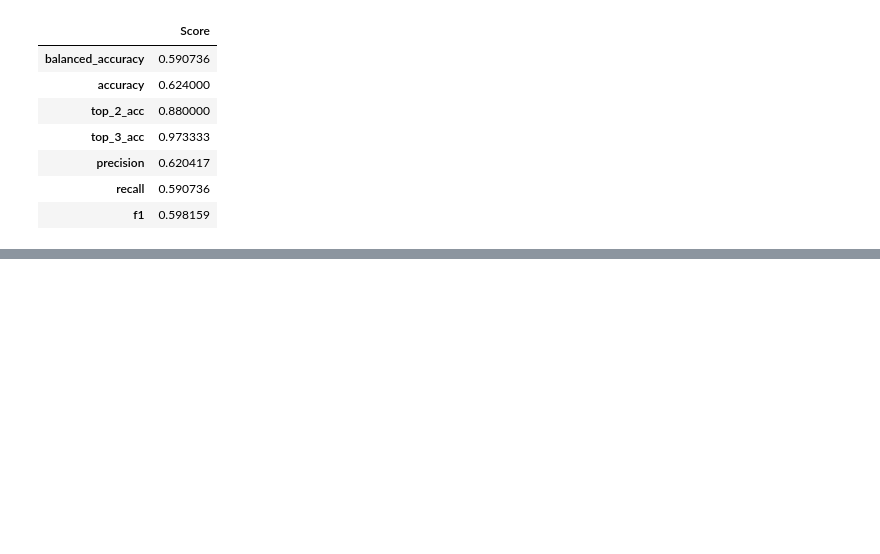
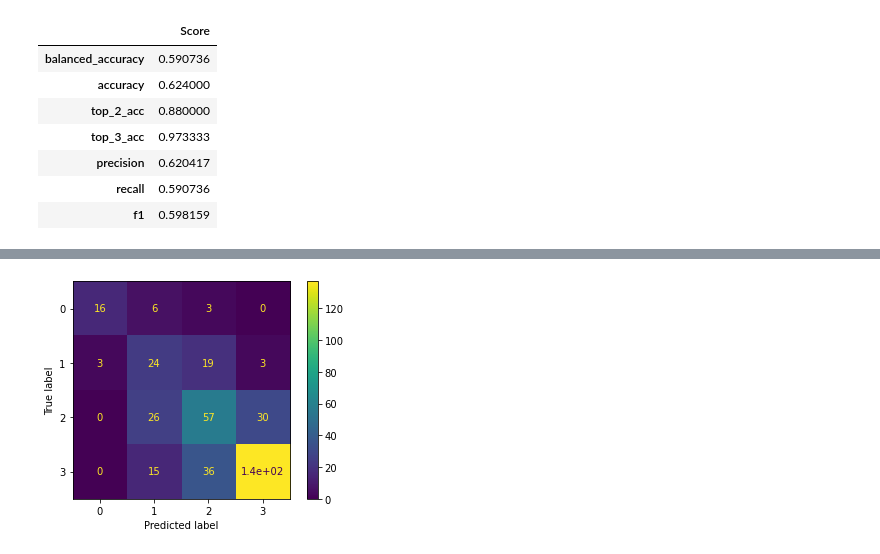
Before and after one commit to maxspad/nlp-qual, a Jupyter notebook: reports/results_lite_nb/results_lite.ipynb, the cells around one changed output, grey strips where cells are left out. Drawn from its saved outputs; the diff is of its cells as text; code cells hidden in the pictures; blank space fills up the shorter version.

```diff
--- a/reports/results_lite_nb/results_lite.ipynb
+++ b/reports/results_lite_nb/results_lite.ipynb
@@ -286,0 +324,8 @@ pd.concat([
+# %%
+#| fig-cap: Q1 Confusion Matrix
+#| label: fig-q1conf
+from sklearn import metrics
+cmdisp = metrics.ConfusionMatrixDisplay(cm)
+_ = cmdisp.plot()
+# %% [output]
+[figure, added]
```
Also changed, not shown: parts of 42 cells of this notebook, 11 other files.
